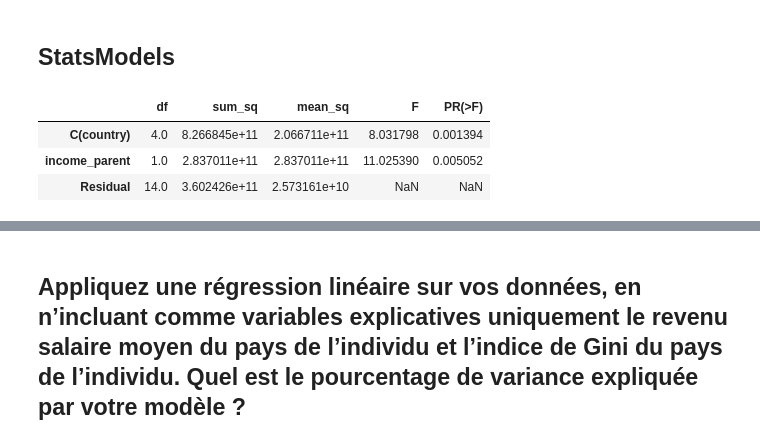
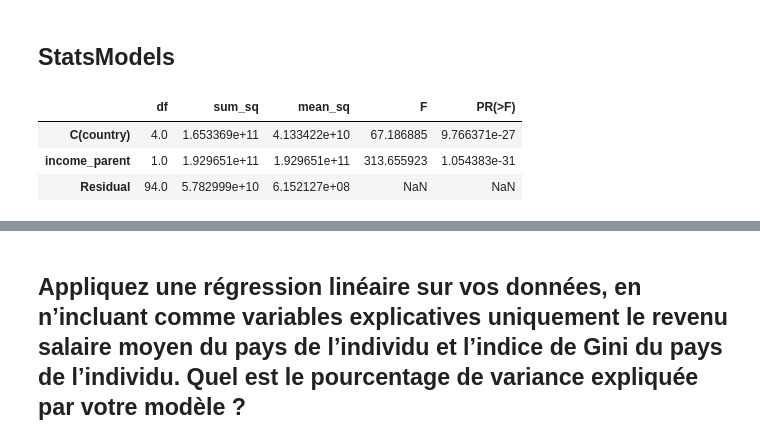
Before and after one commit to Silvock/project_7_income_predict, a Jupyter notebook: notebook/Exercice.ipynb, the cells around one changed output, grey strips where cells are left out. Drawn from its saved outputs; the diff is of its cells as text; code cells hidden in the pictures.

```diff
--- a/notebook/Exercice.ipynb
+++ b/notebook/Exercice.ipynb
@@ -925,13 +887,7 @@ mylist[8]='income_parent'; echantillon_germany.columns = mylist
 # %% [markdown]
 ##### Ajout quantiles parent et income parent à ech aut
-# %%
-echantillon_austria['quantile_parent'] = qtiles_parents
-
-df = echantillon_austria[['new_quantile','income','quantile_parent']]
-echantillon_austria =pd.merge(df,echantillon_austria,on=['quantile_parent']).drop_duplicates(subset=['new_quantile_x']).drop(['new_quantile_y'],axis=1)
-echantillon_austria.reset_index(drop=True,inplace=True)
-mylist = list(echantillon_austria.columns); mylist[0] = 'quantile_enfant';mylist[1]='income_child';
-mylist[8]='income_parent'; echantillon_austria.columns = mylist
+# %%
+echantillon_austria = ajout_qtiles_parents(echantillon_austria,qtiles_parents_europe_20)
 # %% [markdown]
 ## Pour chaque individu de la Word Income Distribution, associez les quartiles enfants / parents qui conviennent.
 # %% [markdown]
@@ -1112,7 +981,9 @@ salaire_moyen_2008 = [ech_quart_peru['income_child'].mean(),ech_quart_mexico['in
+# %%
+salaire_moyen_2008_20 = [echantillon_peru['income'].mean(),echantillon_mexico['income'].mean(),echantillon_germany['income'].mean(),echantillon_canada['income'].mean(),echantillon_austria['income'].mean()]
 # %%
 donnees_20_qtiles = pd.concat([echantillon_peru,echantillon_mexico,echantillon_germany,echantillon_canada,echantillon_austria],ignore_index=True)
 donnees_20_qtiles['indice_gini'] = np.repeat(np.array([48.45,48.23 ,33.29, 33.90,30.45]), 20)
-donnees_20_qtiles['salaire_moyen_pays_2008'] = np.repeat(np.array(salaire_moyen_2008), 20)
+donnees_20_qtiles['salaire_moyen_pays_2008'] = np.repeat(np.array(salaire_moyen_2008_20), 20)
 # %%
 donnees_20_qtiles
 # %% [output]
@@ -1233,15 +1131,15 @@ Codage disjonctif : https://fr.wikipedia.org/wiki/Codage_disjonctif_complet
 # %% [markdown]
 ## StatsModels
 # %%
-lm = smf.ols('income_child ~ C(country) + income_parent',data=donnees_quartiles).fit()
+lm = smf.ols('income ~ C(country) + income_parent',data=donnees_20_qtiles).fit()
 sm_ancov_oneway_table = sm.stats.anova_lm(lm, typ=1)
 
 sm_ancov_oneway_table
 # %% [output]
 |  | df | sum_sq | mean_sq | F | PR(>F) |
-| C(country) | 4.0 | 8.266845e+11 | 2.066711e+11 | 8.031798 | 0.001394 |
-| income_parent | 1.0 | 2.837011e+11 | 2.837011e+11 | 11.025390 | 0.005052 |
-| Residual | 14.0 | 3.602426e+11 | 2.573161e+10 | NaN | NaN |
+| C(country) | 4.0 | 1.653369e+11 | 4.133422e+10 | 67.186885 | 9.766371e-27 |
+| income_parent | 1.0 | 1.929651e+11 | 1.929651e+11 | 313.655923 | 1.054383e-31 |
+| Residual | 94.0 | 5.782999e+10 | 6.152127e+08 | NaN | NaN |
 # %%
 add_eta_squared(sm_ancov_oneway_table)
 add_omega_squared(sm_ancov_oneway_table)
```
Also changed, not shown: parts of 113 cells of this notebook.
